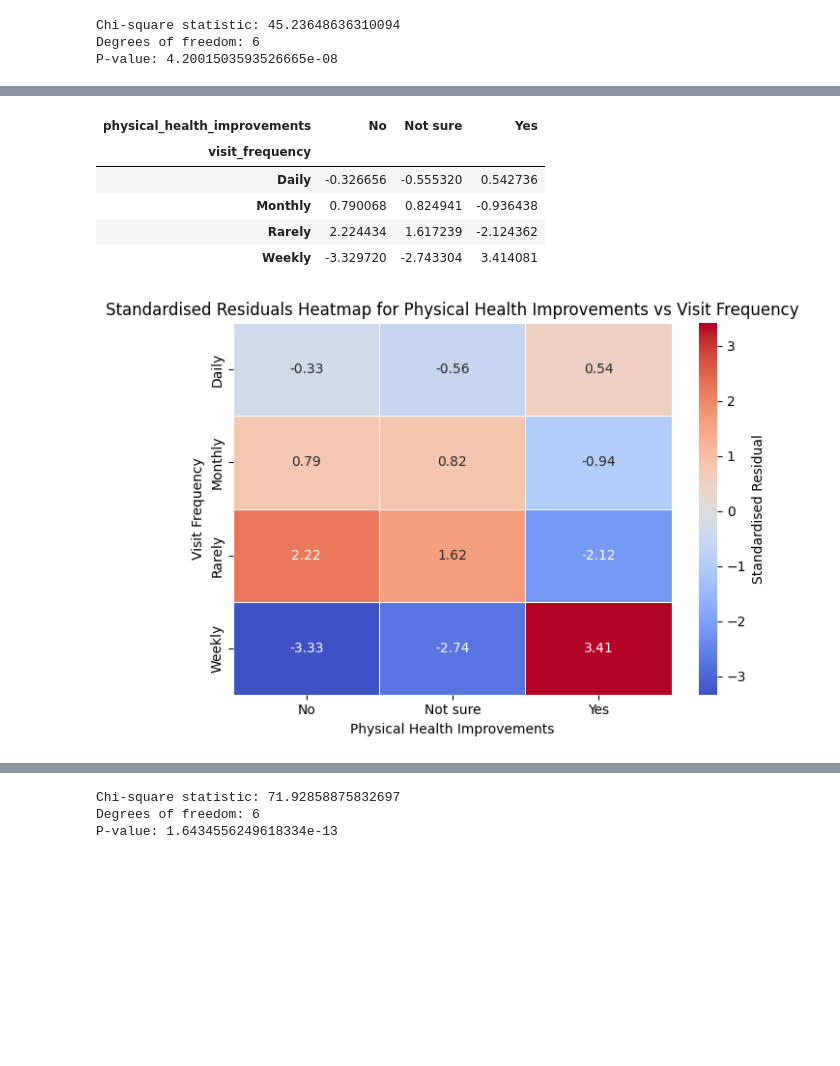
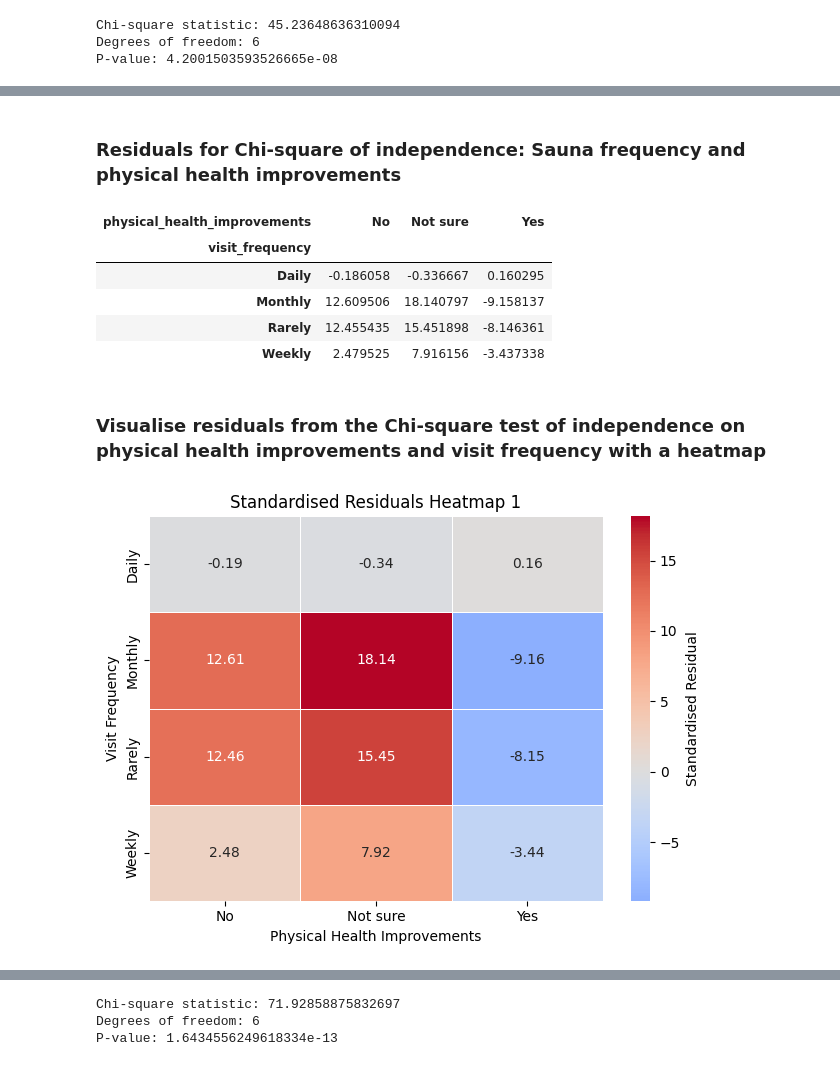
Before and after one commit to RachaelJadeMcGrath/Capstone, a Jupyter notebook: capstone_analysis.ipynb, the cells around one changed output, grey strips where cells are left out. Saved outputs shown, nothing was run; the diff lists cells and outputs as text; code cells hidden in the pictures; blank space fills up the shorter version.

Commit message:
Updated plots (all), new heatmap for BERTopic, and Chi-square analysis.

```diff
--- a/capstone_analysis.ipynb
+++ b/capstone_analysis.ipynb
@@ -806,9 +851,6 @@ Weekly                        49.403911  142.779888  270.816201
+# %% [markdown]
+### Residuals for Chi-square of independence: Sauna frequency and physical health improvements
 # %%
-# Convert expected values into a DataFrame for readability)
-expected_df = pd.DataFrame(expected,
-                           index=contingency_physical.index,
-                           columns=contingency_physical.columns)
-
 # Get observed values
 observed = contingency_physical.values
 
@@ -825,27 +867,29 @@ residuals_physical_df
 # %% [output]
 | physical_health_improvements | No | Not sure | Yes |
 | visit_frequency |  |  |  |
-| Daily | -0.326656 | -0.555320 | 0.542736 |
-| Monthly | 0.790068 | 0.824941 | -0.936438 |
-| Rarely | 2.224434 | 1.617239 | -2.124362 |
-| Weekly | -3.329720 | -2.743304 | 3.414081 |
+| Daily | -0.186058 | -0.336667 | 0.160295 |
+| Monthly | 12.609506 | 18.140797 | -9.158137 |
+| Rarely | 12.455435 | 15.451898 | -8.146361 |
+| Weekly | 2.479525 | 7.916156 | -3.437338 |
+# %% [markdown]
+### Visualise residuals from the Chi-square test of independence on physical health improvements and visit frequency with a heatmap
 # %%
-# Visualise residuals from the Chi-square test of independence on physical health improvements and visit frequency
-# plt.figure(figsize=(10, 6))  # Optional
+
+# plt.figure(figsize=(10, 6))  # Optional fig size
 sns.heatmap(residuals_physical_df,
             annot=True,        # Show values in cells
             cmap='coolwarm',   # Color scale: blue to red
             center=0,          # Center color at 0 (neutral)
             fmt=".2f",         # Format floats to 2 decimal places
             linewidths=0.5,    # Line between cells
             cbar_kws={'label': 'Standardised Residual'})  # Color bar label
 
 # Add titles and labels
-plt.title('Standardised Residuals Heatmap for Physical Health Improvements vs Visit Frequency')
+plt.title('Standardised Residuals Heatmap 1')
 plt.xlabel('Physical Health Improvements')
 plt.ylabel('Visit Frequency')
 
 plt.tight_layout()  # Adjust layout to fit
 plt.show()
 # %% [output]
-[figure, old version]
+[figure, new version]
```
Also changed, not shown: parts of 31 cells of this notebook, 1 other file.
